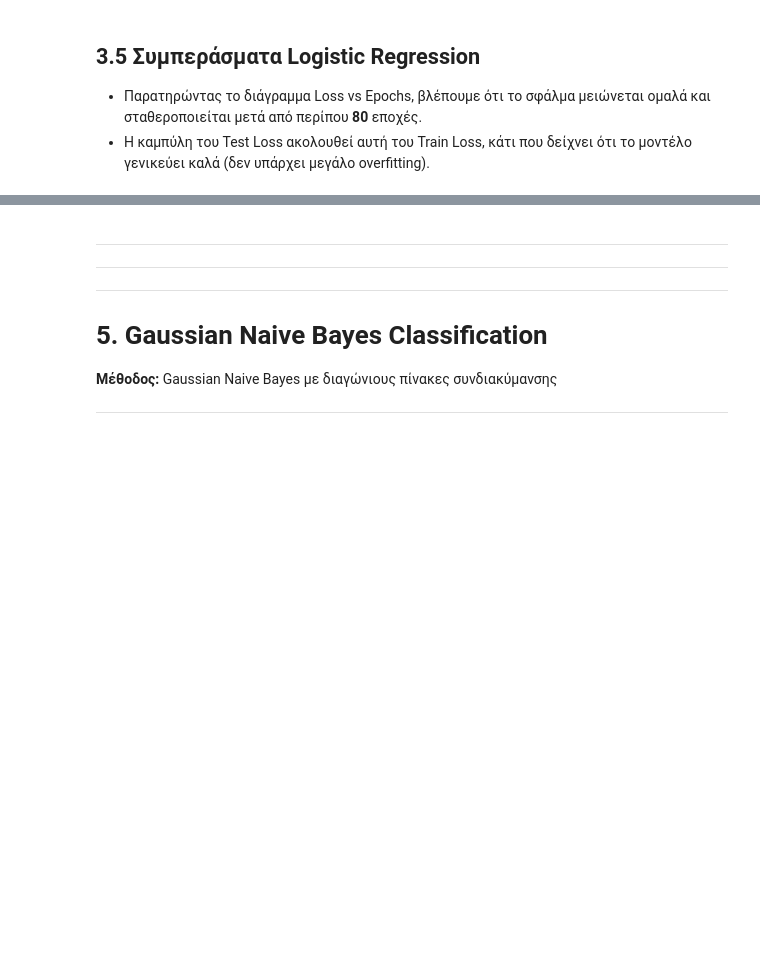
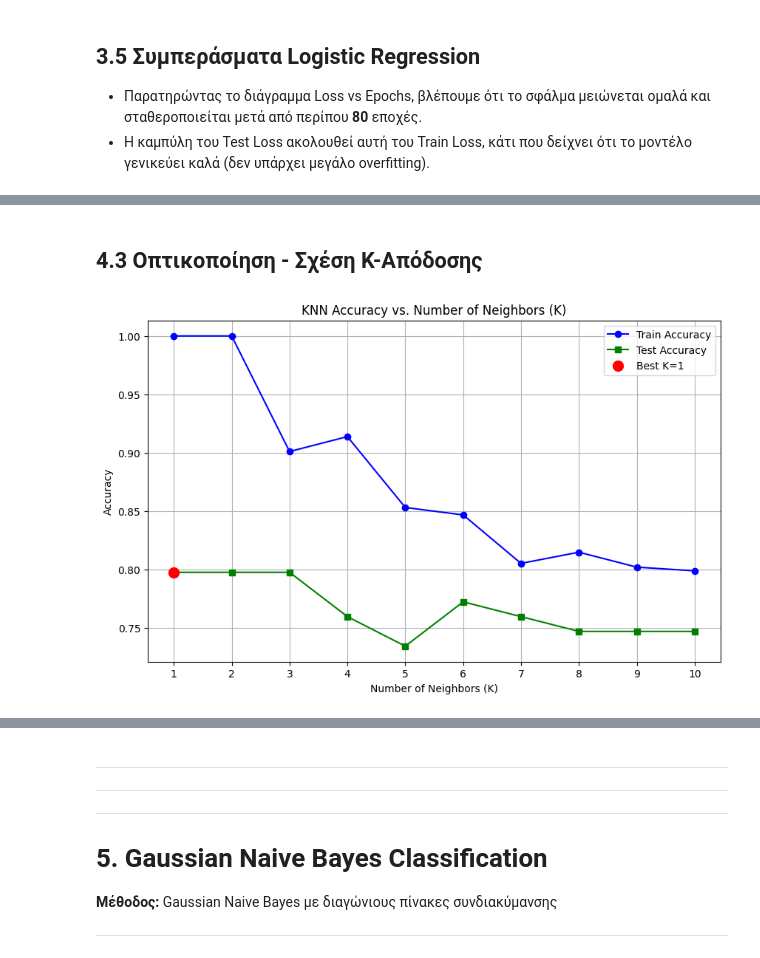
Before and after one commit to dgodolias/auto-mpg-classification-analysis, a Jupyter notebook: notebooks/Complete_Analysis.ipynb, the cells around one changed output, grey strips where cells are left out. Saved outputs shown, nothing was run; the diff lists cells and outputs as text; code cells hidden in the pictures; blank space fills up the shorter version.

```diff
--- a/notebooks/Complete_Analysis.ipynb
+++ b/notebooks/Complete_Analysis.ipynb
@@ -644,0 +747,19 @@ plt.show()
+# %% [markdown]
+## 4.3 Οπτικοποίηση - Σχέση Κ-Απόδοσης
+# %%
+plt.figure(figsize=(10, 6))
+plt.plot(k_values, train_scores, marker='o', label='Train Accuracy', color='blue')
+plt.plot(k_values, test_scores, marker='s', label='Test Accuracy', color='green')
+
+# Βελτιστο σημειο
+plt.scatter(best_k, best_score, color='red', s=100, zorder=5, label=f'Best K={best_k}')
+
+plt.title('KNN Accuracy vs. Number of Neighbors (K)')
+plt.xlabel('Number of Neighbors (K)')
+plt.ylabel('Accuracy')
+plt.xticks(k_values)
+plt.legend()
+plt.grid(True)
+plt.show()
+# %% [output]
+[figure, added]
```
Also changed, not shown: parts of 10 cells of this notebook.
